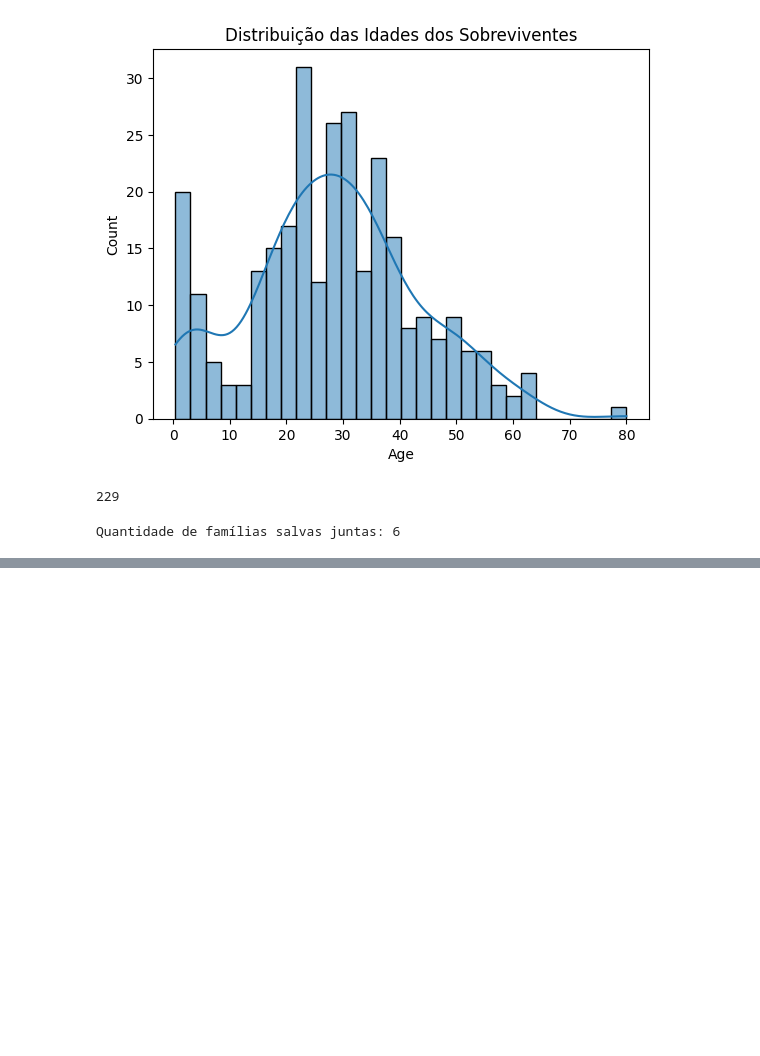
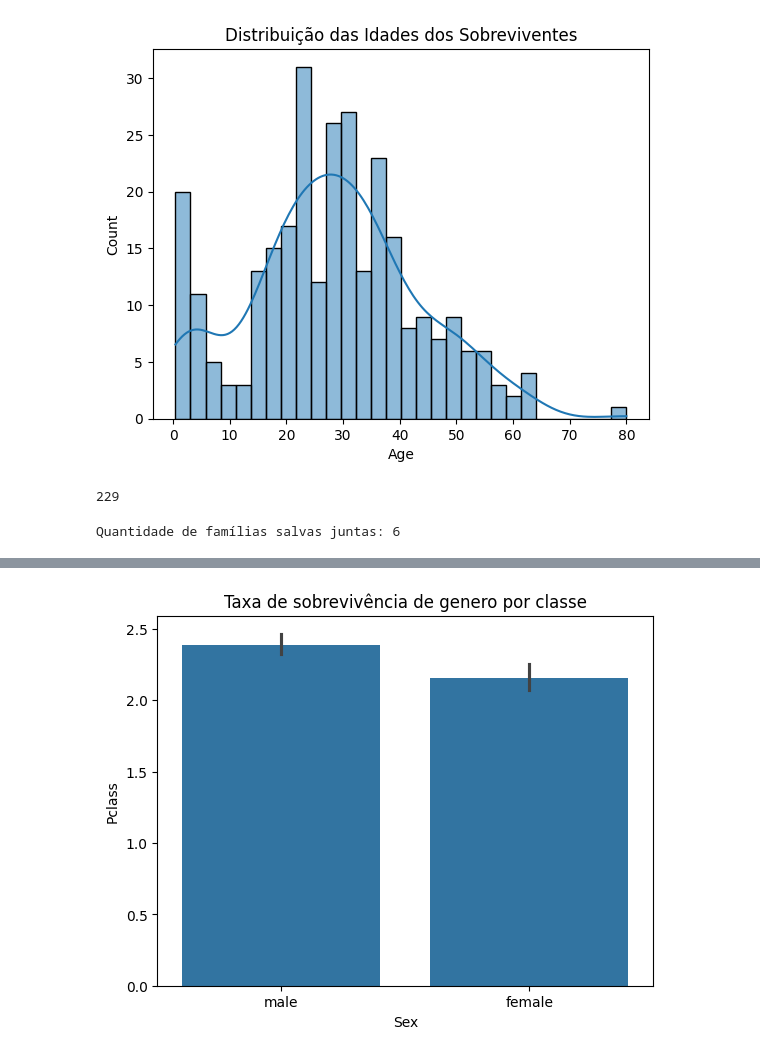
Before and after one commit to Guilherme0202PM/A, a Jupyter notebook: Titanic.ipynb, the cells around one changed output, grey strips where cells are left out. Saved outputs shown, nothing was run; the diff lists cells and outputs as text; code cells hidden in the pictures; blank space fills up the shorter version.

```diff
--- a/Titanic.ipynb
+++ b/Titanic.ipynb
@@ -154,0 +171,7 @@ Quantidade de famílias salvas juntas: 6
+# %%
+#Relação entre gênero e classe
+sns.barplot(x='Sex', y='Pclass', data=titanic)
+plt.title('Taxa de sobrevivência de genero por classe')
+plt.show()
+# %% [output]
+[figure, added]
```
Also changed, not shown: parts of 3 cells of this notebook.
